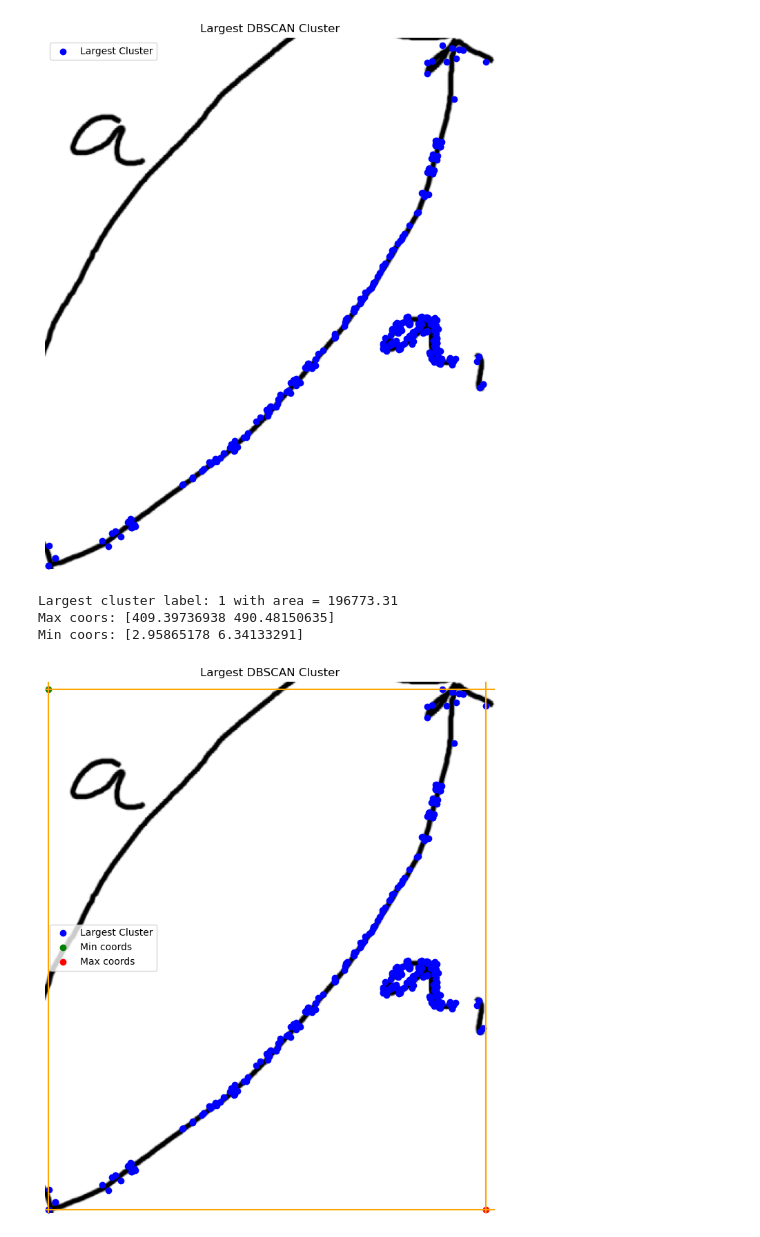
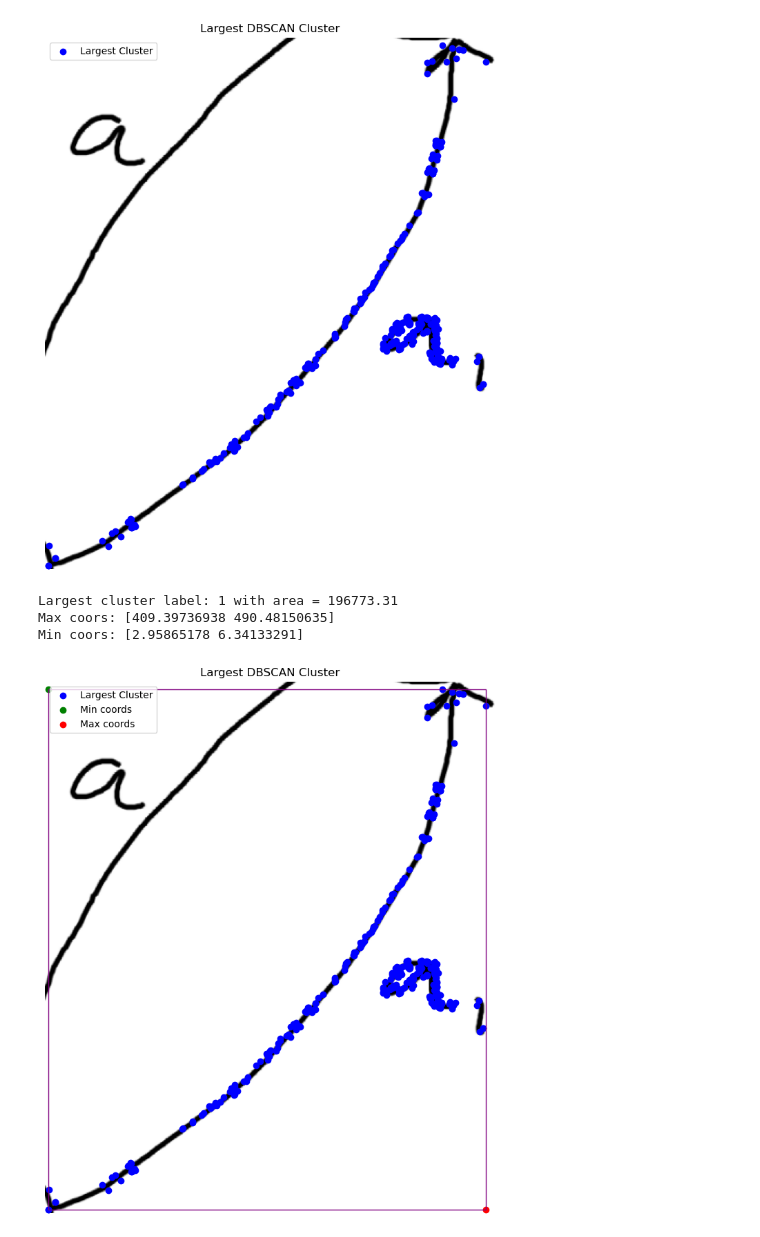
Before and after one commit to nricciardi/diagram, a Jupyter notebook: src/extractor/double_clustering/double_clustering.ipynb, the cells around one changed output. Saved outputs shown, nothing was run; the diff lists cells and outputs as text; code cells hidden in the pictures.

Commit message:
Fix double clustering

```diff
--- a/src/extractor/double_clustering/double_clustering.ipynb
+++ b/src/extractor/double_clustering/double_clustering.ipynb
@@ -208,7 +205,9 @@ plt.show()
 from sklearn.cluster import DBSCAN
 
 
-EPS = 70  # maximum distance between two samples for them to be considered as in the same neighborhood
+# TODO: finetune
+EPS = 100  # maximum distance between two samples for them to be considered as in the same neighborhood
+# another good value: 70
 MIN_SAMPLES = 1  # minimum number of points to form a dense region
 # NOTE: if MIN_SAMPLES > 1 => we exclude single points, but if MIN_SAMPLES == 1 => single points may create standalone clusters based on EPS
 # TODO: EPS is very very very important, too large EPS may include trash signs into arrow cluster
@@ -251,6 +250,7 @@ unique_labels = set(labels) - {-1}
 max_area = 0
 largest_cluster_label = None
 largest_cluster_points = None
+largest_hull = None
 
 for label in unique_labels:
     cluster_points = points[labels == label]
@@ -263,6 +263,7 @@ for label in unique_labels:
                 max_area = area
                 largest_cluster_label = label
                 largest_cluster_points = cluster_points
+                largest_hull = hull
         except:
             continue    # ignore invalid cluster for convex hull
 
@@ -286,8 +287,21 @@ else:
 # %% [output]
 Cluster with max area: 1; area = 77854.97
 [figure]
+# %%
+def draw_bbox(plt, x_min, y_min, x_max, y_max, edgecolor="purple"):
+    width = x_max - x_min
+    height = y_max - y_min
+    rect = plt.Rectangle((x_min, y_min), width, height, linewidth=1, edgecolor=edgecolor, facecolor='none')
+    plt.gca().add_patch(rect)
 # %%
 # --- Take most wide cluster with largest bbox ---
+
+def compute_bbox_of_points(points_):
+    min_coords = points_.min(axis=0)
+    max_coords = points_.max(axis=0)
+
+    return min_coords, max_coords
+
 
 unique_labels = set(labels) - {-1}
 
@@ -295,55 +309,51 @@ unique_labels = set(labels) - {-1}
 max_area = 0
 largest_cluster_label = None
 largest_cluster_points = None
-min_coords = None
-max_coords = None
+min_coords_of_largest = None
+max_coords_of_largest = None
 
 # Compute the bounding box for each cluster
 for label in unique_labels:
     cluster_points = points[labels == label]
 
-    min_coords = cluster_points.min(axis=0)
-    max_coords = cluster_points.max(axis=0)
+    min_coords, max_coords = compute_bbox_of_points(cluster_points)
     area = np.prod(max_coords - min_coords)
 
     if area > max_area:
         max_area = area
         largest_cluster_label = label
         largest_cluster_points = cluster_points
+        min_coords_of_largest = min_coords
+        max_coords_of_largest = max_coords
 
 if largest_cluster_points is not None:
     print(f"Largest cluster label: {largest_cluster_label} with area = {max_area:.2f}")
     print(f"Max coors: {max_coords}")
     print(f"Min coors: {min_coords}")
 
     plt.figure(figsize=(10, 10))
     plt.imshow(arrow_subregion_rgb)
     plt.scatter(largest_cluster_points[:, 0], largest_cluster_points[:, 1], c='blue', label='Largest Cluster')
 
-    plt.scatter(min_coords[0], min_coords[1], c="green", label="Min coords")
-    plt.scatter(max_coords[0], max_coords[1], c="red", label="Max coords")
+    plt.scatter(min_coords_of_largest[0], min_coords_of_largest[1], c="green", label="Min coords")
+    plt.scatter(max_coords_of_largest[0], max_coords_of_largest[1], c="red", label="Max coords")
 
-    plt.axhline(min_coords[1], color="orange")
-    plt.axhline(max_coords[1], color="orange")
-    plt.axvline(min_coords[0], color="orange")
-    plt.axvline(max_coords[0], color="orange")
+    draw_bbox(plt, *min_coords_of_largest, *max_coords_of_largest)
 
     plt.title('Largest DBSCAN Cluster')
-    plt.xlabel('Feature 1')
-    plt.ylabel('Feature 2')
     plt.axis('off')
     plt.legend()
     plt.show()
 else:
     print("No valid cluster found.")
 
 largest_cluster_label_with_largest_bboxes = largest_cluster_label.copy()
 largest_cluster_points_with_largest_bboxes = largest_cluster_points.copy()
 # %% [output]
 Largest cluster label: 1 with area = 196773.31
 Max coors: [409.39736938 490.48150635]
 Min coors: [2.95865178 6.34133291]
-[figure, old version]
+[figure, new version]
 # %%
 # TODO: ....
 
```
Also changed, not shown: parts of 17 cells of this notebook.
